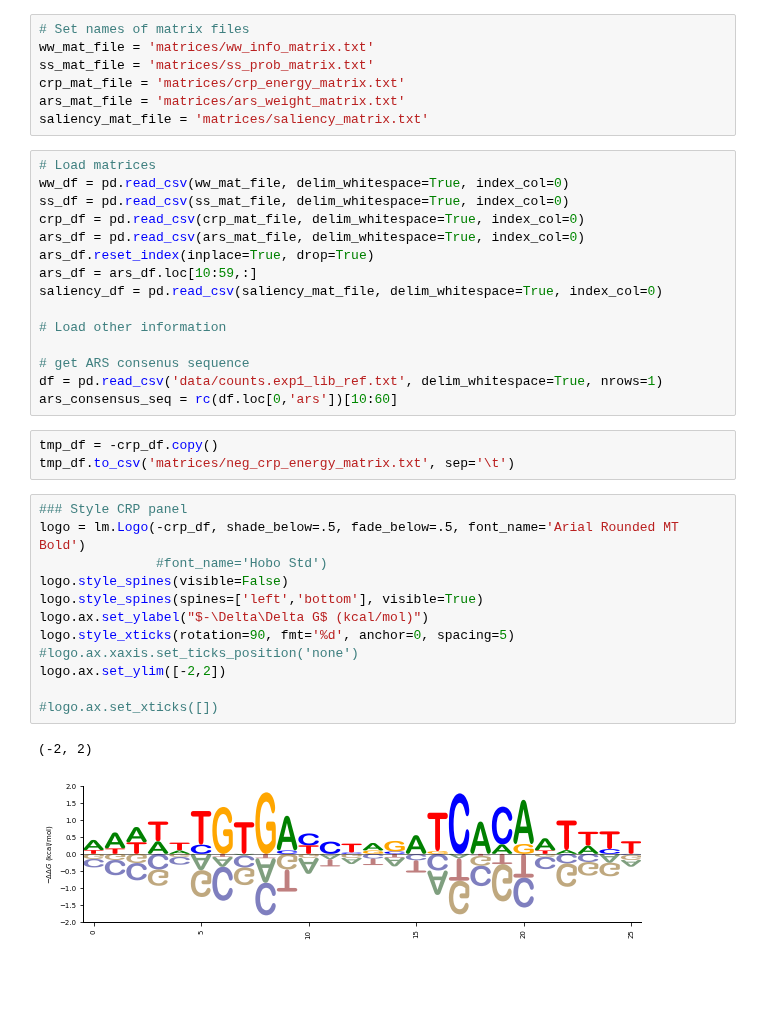
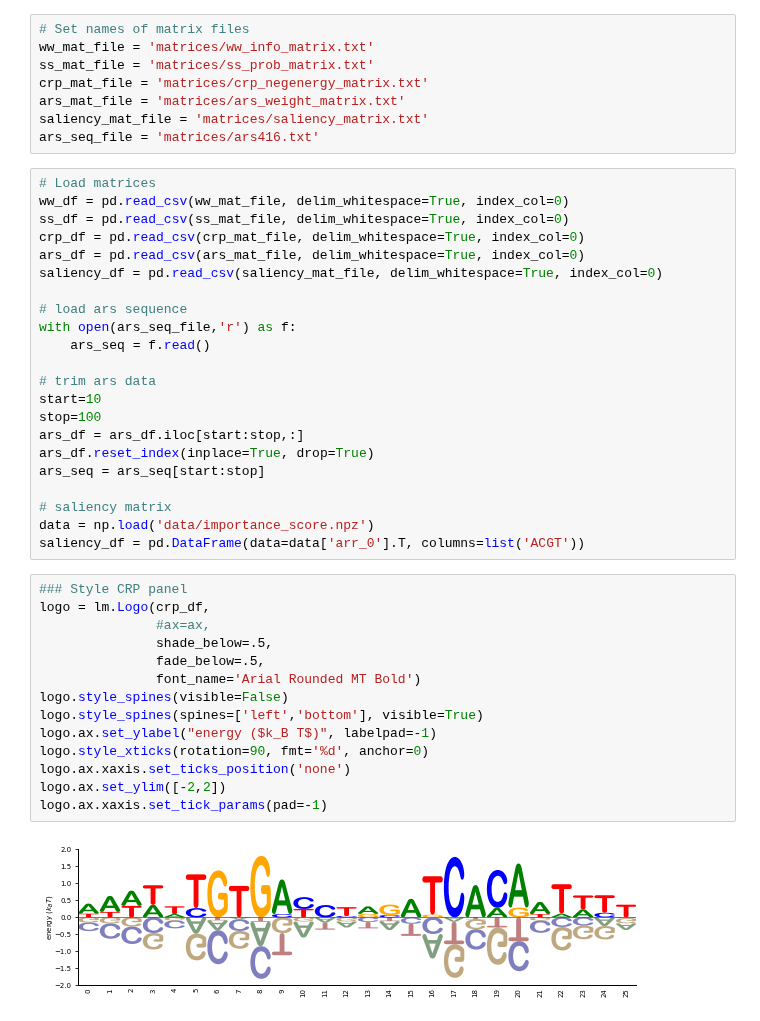
Before and after one commit to jbkinney/logomaker, a Jupyter notebook: logomaker/figure/Figure_draw.ipynb, the cells around one changed output. Drawn from its saved outputs; the diff is of its cells as text; blank space fills up the shorter version.

```diff
--- a/logomaker/figure/Figure_draw.ipynb
+++ b/logomaker/figure/Figure_draw.ipynb
@@ -19,39 +14,45 @@ def rc(seq):
 # Set names of matrix files
 ww_mat_file = 'matrices/ww_info_matrix.txt'
 ss_mat_file = 'matrices/ss_prob_matrix.txt'
-crp_mat_file = 'matrices/crp_energy_matrix.txt'
+crp_mat_file = 'matrices/crp_negenergy_matrix.txt'
 ars_mat_file = 'matrices/ars_weight_matrix.txt'
 saliency_mat_file = 'matrices/saliency_matrix.txt'
+ars_seq_file = 'matrices/ars416.txt'
 # %%
 # Load matrices
 ww_df = pd.read_csv(ww_mat_file, delim_whitespace=True, index_col=0)
 ss_df = pd.read_csv(ss_mat_file, delim_whitespace=True, index_col=0)
 crp_df = pd.read_csv(crp_mat_file, delim_whitespace=True, index_col=0)
 ars_df = pd.read_csv(ars_mat_file, delim_whitespace=True, index_col=0)
-ars_df.reset_index(inplace=True, drop=True)
-ars_df = ars_df.loc[10:59,:]
 saliency_df = pd.read_csv(saliency_mat_file, delim_whitespace=True, index_col=0)
 
-# Load other information
+# load ars sequence
+with open(ars_seq_file,'r') as f:
+    ars_seq = f.read()
 
-# get ARS consenus sequence
-df = pd.read_csv('data/counts.exp1_lib_ref.txt', delim_whitespace=True, nrows=1)
-ars_consensus_seq = rc(df.loc[0,'ars'])[10:60]
+# trim ars data
+start=10
+stop=100
+ars_df = ars_df.iloc[start:stop,:]
+ars_df.reset_index(inplace=True, drop=True)
+ars_seq = ars_seq[start:stop]
+
+# saliency matrix
+data = np.load('data/importance_score.npz')
+saliency_df = pd.DataFrame(data=data['arr_0'].T, columns=list('ACGT'))
-# %%
-tmp_df = -crp_df.copy()
-tmp_df.to_csv('matrices/neg_crp_energy_matrix.txt', sep='\t')
 # %%
 ### Style CRP panel
-logo = lm.Logo(-crp_df, shade_below=.5, fade_below=.5, font_name='Arial Rounded MT Bold')
-               #font_name='Hobo Std')
+logo = lm.Logo(crp_df,
+               #ax=ax,
+               shade_below=.5,
+               fade_below=.5,
+               font_name='Arial Rounded MT Bold')
 logo.style_spines(visible=False)
 logo.style_spines(spines=['left','bottom'], visible=True)
-logo.ax.set_ylabel("$-\Delta\Delta G$ (kcal/mol)")
-logo.style_xticks(rotation=90, fmt='%d', anchor=0, spacing=5)
-#logo.ax.xaxis.set_ticks_position('none')
+logo.ax.set_ylabel("energy ($k_B T$)", labelpad=-1)
+logo.style_xticks(rotation=90, fmt='%d', anchor=0)
+logo.ax.xaxis.set_ticks_position('none')
 logo.ax.set_ylim([-2,2])
-
-#logo.ax.set_xticks([])
+logo.ax.xaxis.set_tick_params(pad=-1)
 # %% [output]
-(-2, 2)
-[figure, old version]
+[figure, new version]
```
Also changed, not shown: parts of 10 cells of this notebook, 19 other files.
